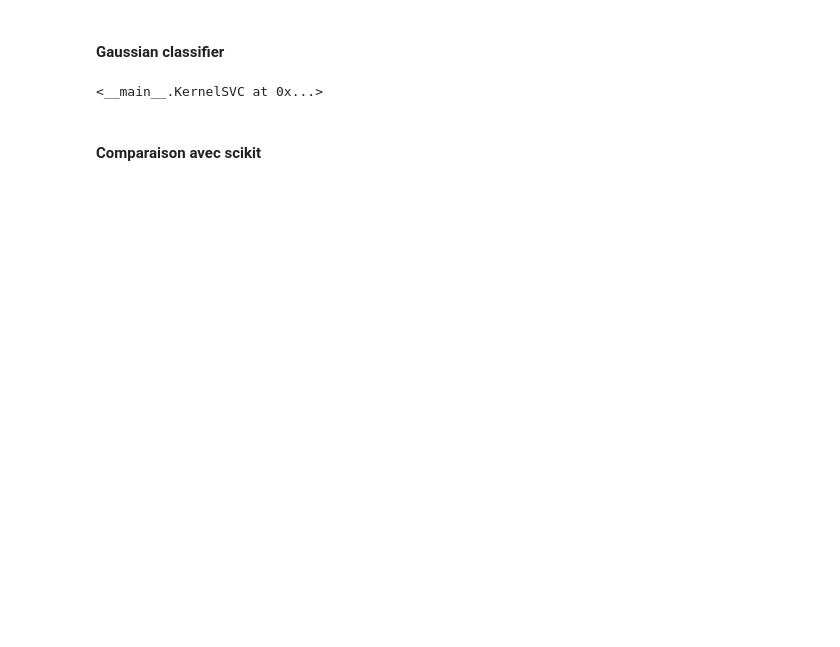
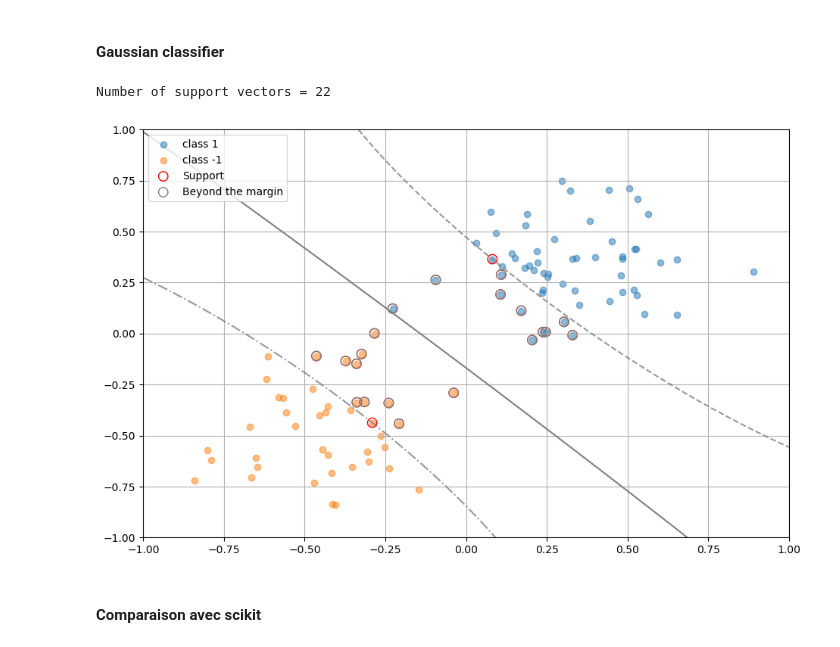
Before and after one commit to BenjaminDeporte/HW2_Kernels_MVA, a Jupyter notebook: code/Notebook.ipynb, the cells around one changed output. Saved outputs shown, nothing was run; the diff lists cells and outputs as text; code cells hidden in the pictures; blank space fills up the shorter version.

```diff
--- a/code/Notebook.ipynb
+++ b/code/Notebook.ipynb
@@ -329,13 +395,14 @@ alpha_i * y_i = [0.35864804 0.47483547 1.         1.         1.         1.
 # %%
 sigma = 1.5
 C=1.
 kernel = RBF(sigma).kernel
 model = KernelSVC(C=C, kernel=kernel, epsilon=1e-13)
 train_dataset = datasets['dataset_1']['train']
 model.fit(train_dataset['x'], train_dataset['y'])
-# plotClassification(train_dataset['x'], train_dataset['y'], model, label='Training')
+plotClassification(train_dataset['x'], train_dataset['y'], model, label='Training')
 # %% [output]
-<__main__.KernelSVC at 0x...>
+Number of support vectors = 22
+[figure, added]
 # %% [markdown]
 #### Comparaison avec scikit
 # %%
```
Also changed, not shown: parts of 17 cells of this notebook, 2 other files.
